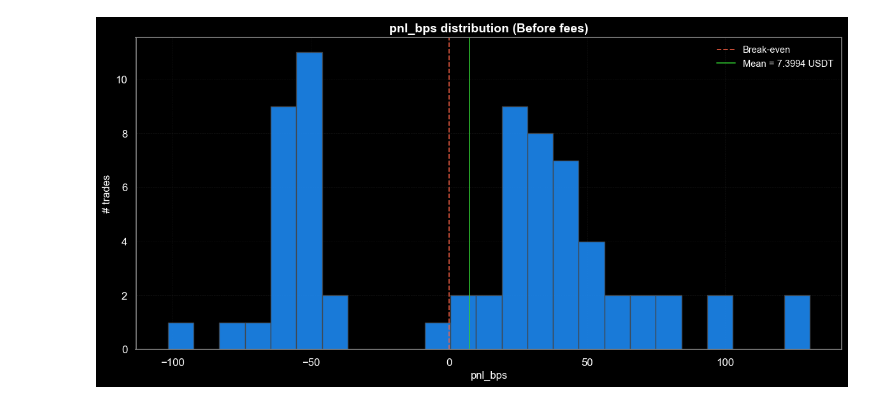
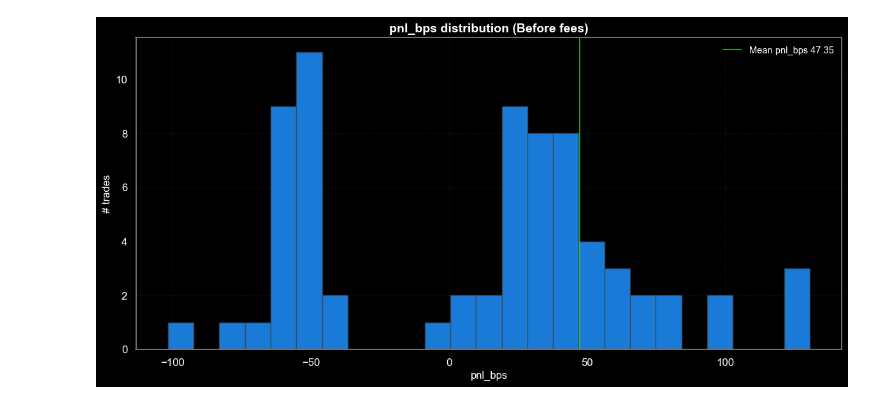
Before and after one commit to r0bbar/siglab, a Jupyter notebook: siglab_py/algo/orderhist_cache_viewer.ipynb, the cells around one changed output. Drawn from its saved outputs; the diff is of its cells as text; code cells hidden in the pictures.

Commit message:
orderhist_cache_viewer.ipynb: fixes pnl_bps histogram definition for mean

```diff
--- a/siglab_py/algo/orderhist_cache_viewer.ipynb
+++ b/siglab_py/algo/orderhist_cache_viewer.ipynb
@@ -81,39 +81,36 @@ plt.figure(figsize=(12, 6), facecolor='black')
 ax = plt.gca()
 ax.set_facecolor('black')
 
 plt.hist(
     pd_orderhist['pnl_bps'],
     bins=25,
     edgecolor='#444444',
     alpha=0.85,
     color='dodgerblue'
 )
 
-plt.axvline(0, color='tomato', linestyle='--', linewidth=1.4, alpha=0.8,
-            label='Break-even')
-
-mean_pnl = pd_orderhist['pnl_bps'].mean()
+mean_pnl = round(pd_orderhist[pd_orderhist.pnl_bps>=0]['pnl_bps'].mean(), 2)
 plt.axvline(mean_pnl, color='limegreen', linestyle='-', linewidth=1.3, alpha=0.85,
-            label=f'Mean = {mean_pnl:.4f} USDT')
+            label=f'Mean pnl_bps {mean_pnl}')
 
 plt.title('pnl_bps distribution (Before fees)',
           fontsize=14, fontweight='bold', color='white')
 plt.xlabel('pnl_bps', fontsize=12, color='white')
 plt.ylabel('# trades', fontsize=12, color='white')
 
 plt.grid(True, alpha=0.15, linestyle='--', color='gray')
 plt.legend(loc='upper right', frameon=False, fontsize=10.5, labelcolor='white')
 
 ax.tick_params(colors='white', which='both')
 ax.spines['bottom'].set_color('gray')
 ax.spines['top'].set_color('gray')
 ax.spines['left'].set_color('gray')
 ax.spines['right'].set_color('gray')
 
 plt.tight_layout()
 plt.show()
 # %% [output]
-[figure, old version]
+[figure, new version]
 # %%
 plt.figure(figsize=(12, 6), facecolor='black')
 ax = plt.gca()
```
Also changed, not shown: parts of 3 cells of this notebook.
